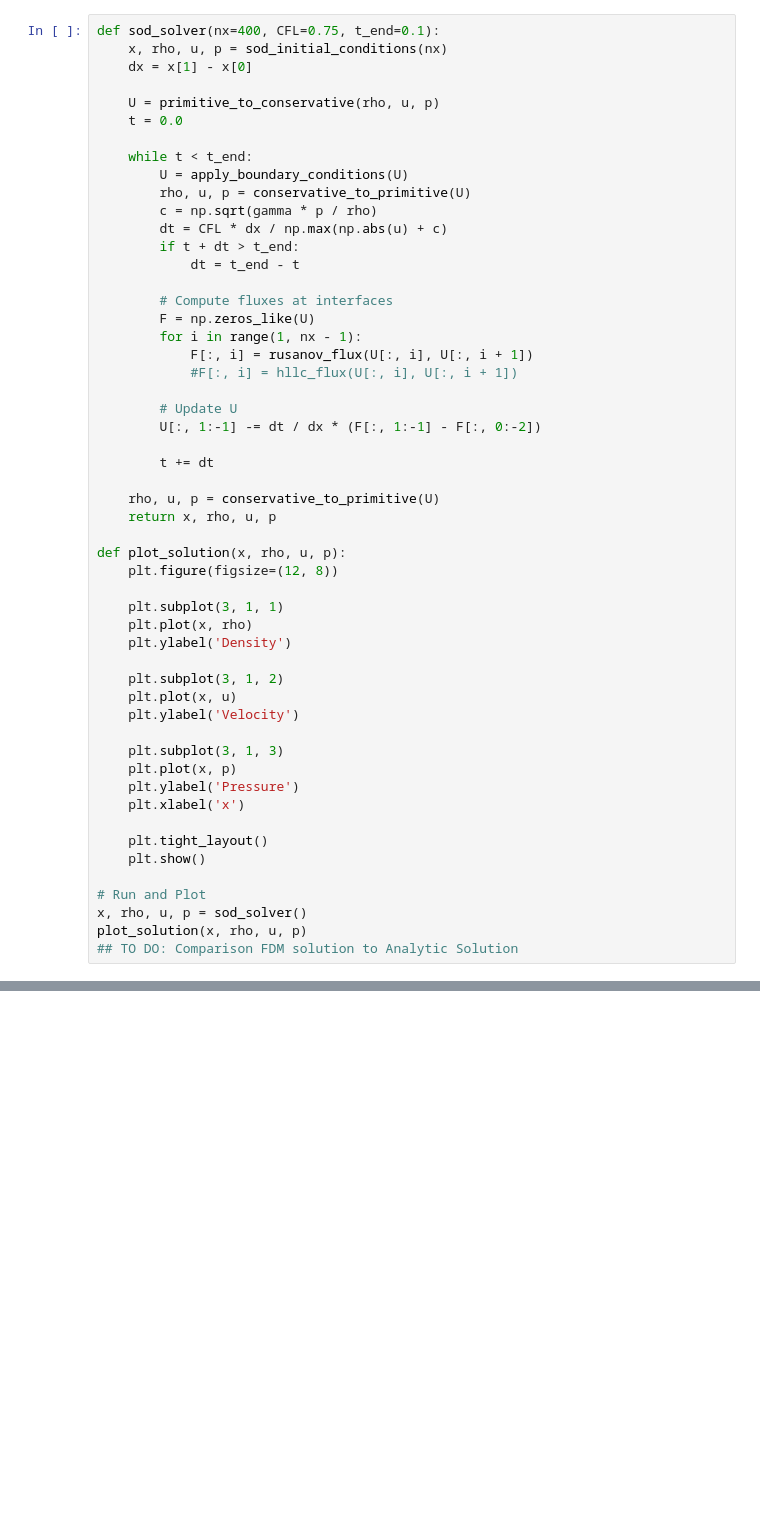
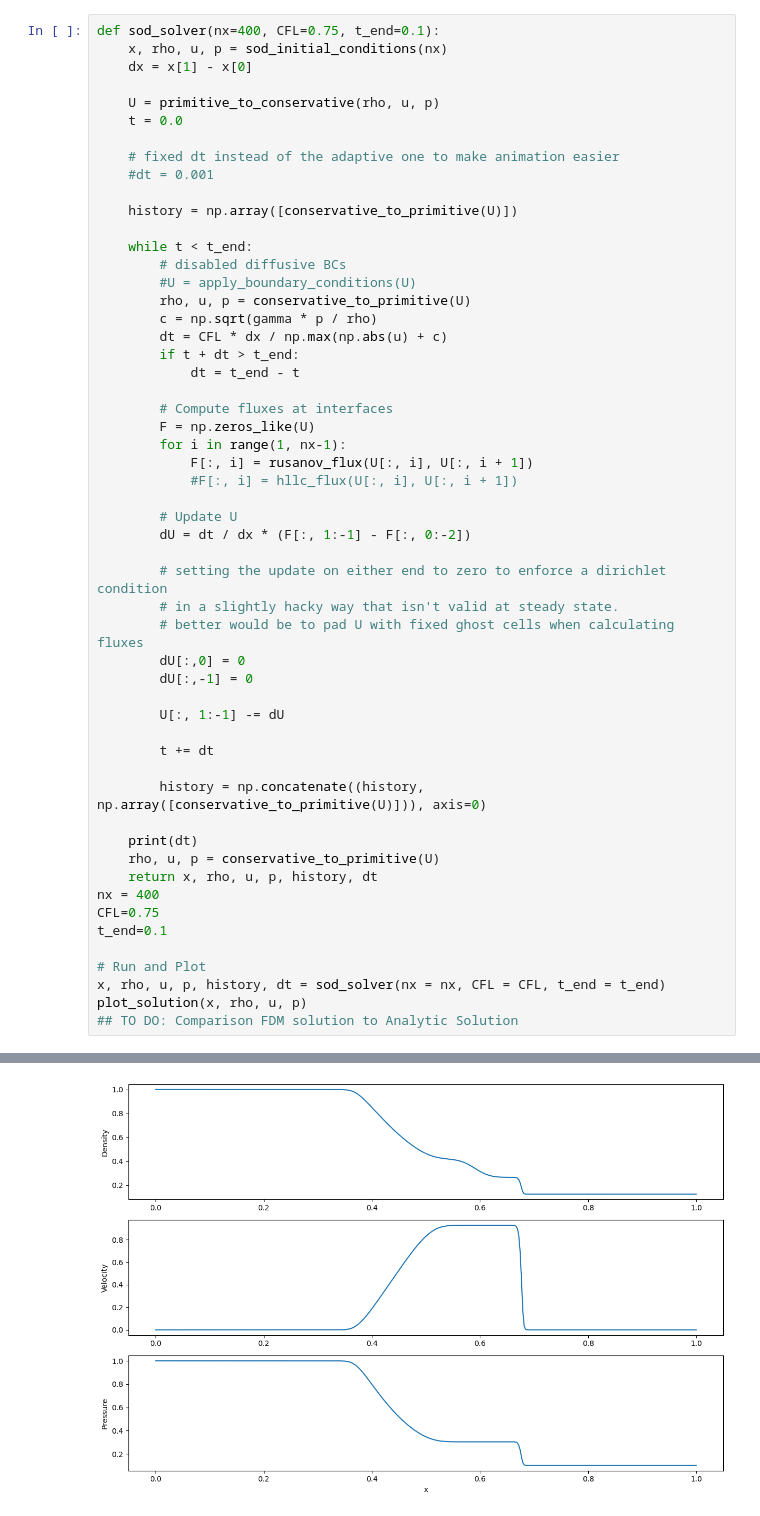
Before and after one commit to wang-roy/ENM_5320_Final_Project, a Jupyter notebook: 1D_Euler_fdm.ipynb, the cells around one changed output, grey strips where cells are left out. Saved outputs shown, nothing was run; the diff lists cells and outputs as text; blank space fills up the shorter version.

Commit message:
Fixed numerical instability at boundary conditions. Started implementing animation of solution

```diff
--- a/1D_Euler_fdm.ipynb
+++ b/1D_Euler_fdm.ipynb
@@ -70,8 +91,14 @@ def sod_solver(nx=400, CFL=0.75, t_end=0.1):
     U = primitive_to_conservative(rho, u, p)
     t = 0.0
 
+    # fixed dt instead of the adaptive one to make animation easier
+    #dt = 0.001
+
+    history = np.array([conservative_to_primitive(U)])
+
     while t < t_end:
-        U = apply_boundary_conditions(U)
+        # disabled diffusive BCs
+        #U = apply_boundary_conditions(U)
         rho, u, p = conservative_to_primitive(U)
         c = np.sqrt(gamma * p / rho)
         dt = CFL * dx / np.max(np.abs(u) + c)
@@ -80,38 +107,34 @@ def sod_solver(nx=400, CFL=0.75, t_end=0.1):
 
         # Compute fluxes at interfaces
         F = np.zeros_like(U)
-        for i in range(1, nx - 1):
+        for i in range(1, nx-1):
             F[:, i] = rusanov_flux(U[:, i], U[:, i + 1])
             #F[:, i] = hllc_flux(U[:, i], U[:, i + 1])
 
         # Update U
-        U[:, 1:-1] -= dt / dx * (F[:, 1:-1] - F[:, 0:-2])
+        dU = dt / dx * (F[:, 1:-1] - F[:, 0:-2])
+
+        # setting the update on either end to zero to enforce a dirichlet condition
+        # in a slightly hacky way that isn't valid at steady state.
+        # better would be to pad U with fixed ghost cells when calculating fluxes
+        dU[:,0] = 0
+        dU[:,-1] = 0
+
+        U[:, 1:-1] -= dU
 
         t += dt
 
+        history = np.concatenate((history, np.array([conservative_to_primitive(U)])), axis=0)
+
+    print(dt)
     rho, u, p = conservative_to_primitive(U)
-    return x, rho, u, p
-
-def plot_solution(x, rho, u, p):
-    plt.figure(figsize=(12, 8))
-
-    plt.subplot(3, 1, 1)
-    plt.plot(x, rho)
-    plt.ylabel('Density')
-
-    plt.subplot(3, 1, 2)
-    plt.plot(x, u)
-    plt.ylabel('Velocity')
-
-    plt.subplot(3, 1, 3)
-    plt.plot(x, p)
-    plt.ylabel('Pressure')
-    plt.xlabel('x')
-
-    plt.tight_layout()
-    plt.show()
+    return x, rho, u, p, history, dt
+nx = 400
+CFL=0.75
+t_end=0.1
 
 # Run and Plot
-x, rho, u, p = sod_solver()
+x, rho, u, p, history, dt = sod_solver(nx = nx, CFL = CFL, t_end = t_end)
 plot_solution(x, rho, u, p)
 ## TO DO: Comparison FDM solution to Analytic Solution
+# %% [output]
@@ -117,0 +142 @@ plot_solution(x, rho, u, p)
+[figure, added]
```
Also changed, not shown: parts of 4 cells of this notebook.
